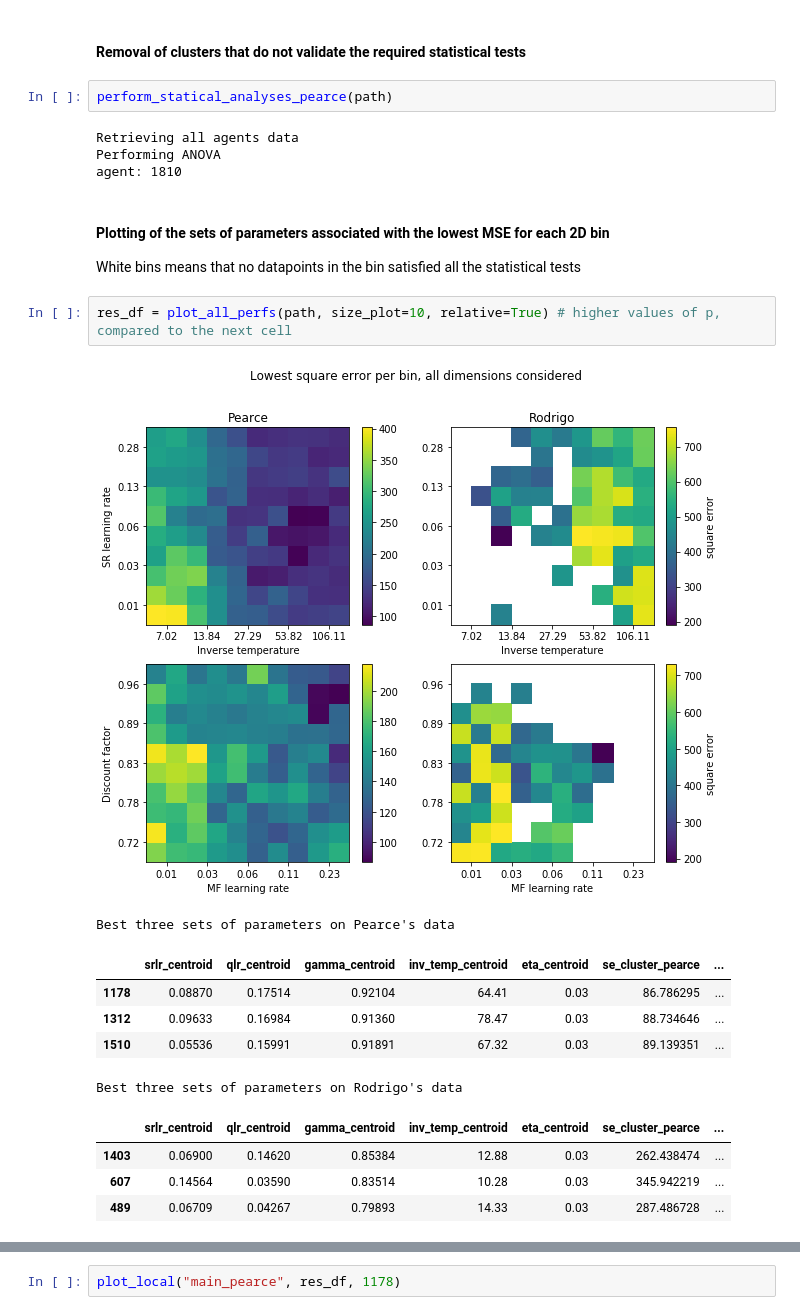
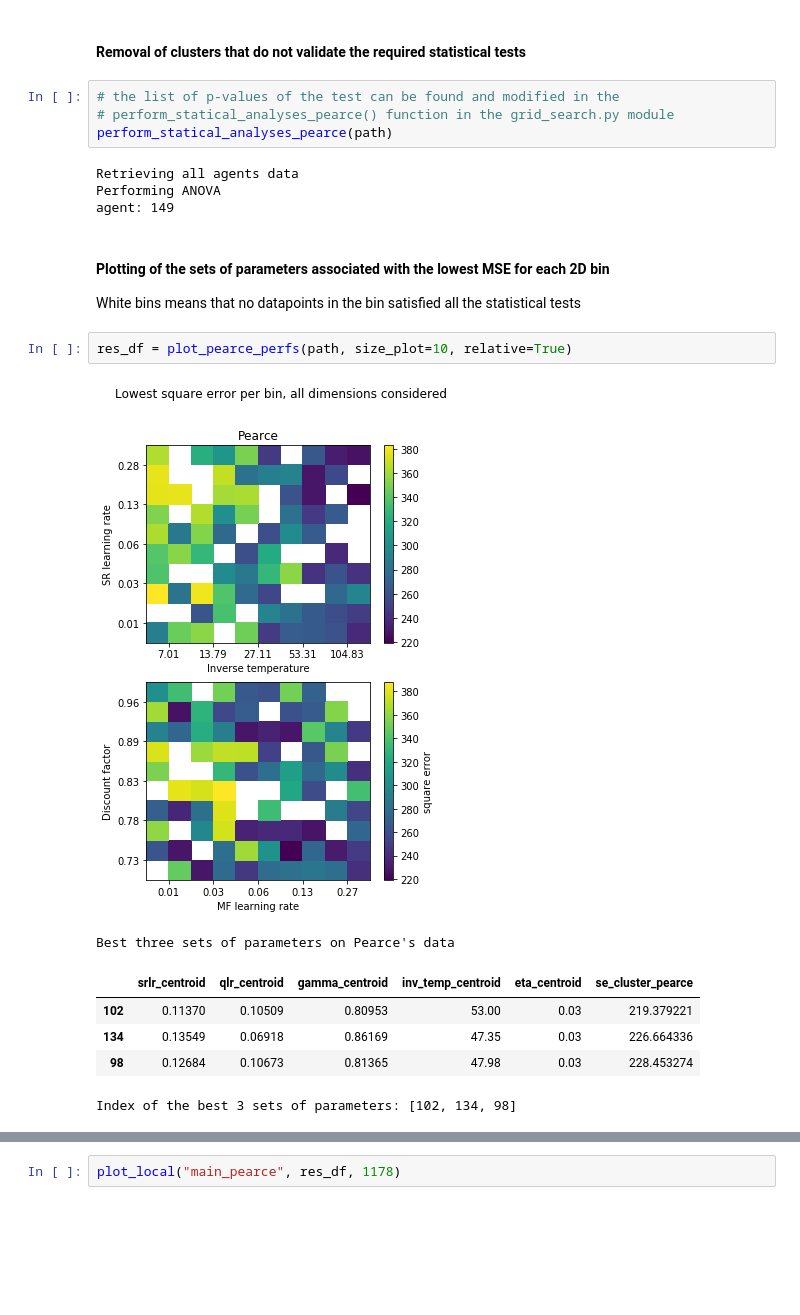
Before and after one commit to zimoun/mixed-coordination-models, a Jupyter notebook: sources/notebooks/Geerts Replication.ipynb, the cells around one changed output, grey strips where cells are left out. Saved outputs shown, nothing was run; the diff lists cells and outputs as text; blank space fills up the shorter version.

```diff
--- a/sources/notebooks/Geerts Replication.ipynb
+++ b/sources/notebooks/Geerts Replication.ipynb
@@ -62,26 +61,24 @@ Using 1811 remaining datapoints
 # %% [markdown]
 #### Removal of clusters that do not validate the required statistical tests
-# %%
-perform_statical_analyses_pearce(path)
-# %% [output]
-Retrieving all agents data
-Performing ANOVA
-agent: 1810
+# %%
+# the list of p-values of the test can be found and modified in the
+# perform_statical_analyses_pearce() function in the grid_search.py module
+perform_statical_analyses_pearce(path)
+# %% [output]
+Retrieving all agents data
+Performing ANOVA
+agent: 149
 # %% [markdown]
 #### Plotting of the sets of parameters associated with the lowest MSE for each 2D bin
 White bins means that no datapoints in the bin satisfied all the statistical tests
 # %%
-res_df = plot_all_perfs(path, size_plot=10, relative=True) # higher values of p, compared to the next cell
+res_df = plot_pearce_perfs(path, size_plot=10, relative=True)
 # %% [output]
-[figure, old version]
+[figure, new version]
 Best three sets of parameters on Pearce's data
-|  | srlr_centroid | qlr_centroid | gamma_centroid | inv_temp_centroid | eta_centroid | se_cluster_pearce | ... |
-| 1178 | 0.08870 | 0.17514 | 0.92104 | 64.41 | 0.03 | 86.786295 | ... |
-| 1312 | 0.09633 | 0.16984 | 0.91360 | 78.47 | 0.03 | 88.734646 | ... |
-| 1510 | 0.05536 | 0.15991 | 0.91891 | 67.32 | 0.03 | 89.139351 | ... |
+|  | srlr_centroid | qlr_centroid | gamma_centroid | inv_temp_centroid | eta_centroid | se_cluster_pearce |
+| 102 | 0.11370 | 0.10509 | 0.80953 | 53.00 | 0.03 | 219.379221 |
+| 134 | 0.13549 | 0.06918 | 0.86169 | 47.35 | 0.03 | 226.664336 |
+| 98 | 0.12684 | 0.10673 | 0.81365 | 47.98 | 0.03 | 228.453274 |
-Best three sets of parameters on Rodrigo's data
+Index of the best 3 sets of parameters: [102, 134, 98]
-|  | srlr_centroid | qlr_centroid | gamma_centroid | inv_temp_centroid | eta_centroid | se_cluster_pearce | ... |
-| 1403 | 0.06900 | 0.14620 | 0.85384 | 12.88 | 0.03 | 262.438474 | ... |
-| 607 | 0.14564 | 0.03590 | 0.83514 | 10.28 | 0.03 | 345.942219 | ... |
-| 489 | 0.06709 | 0.04267 | 0.79893 | 14.33 | 0.03 | 287.486728 | ... |
 # %% [markdown]
```
Also changed, not shown: parts of 4 cells of this notebook, 2 other files.
